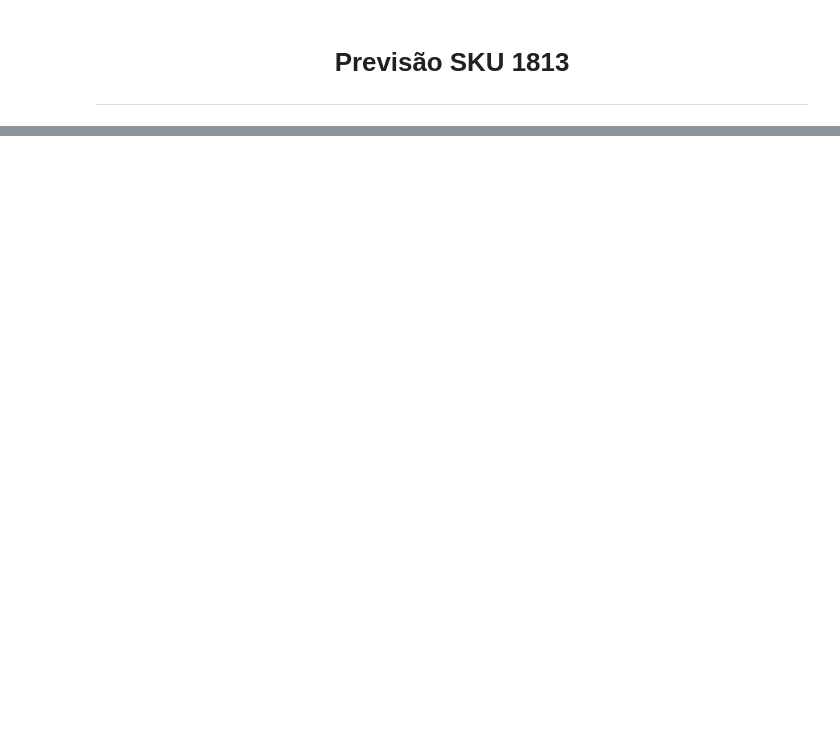
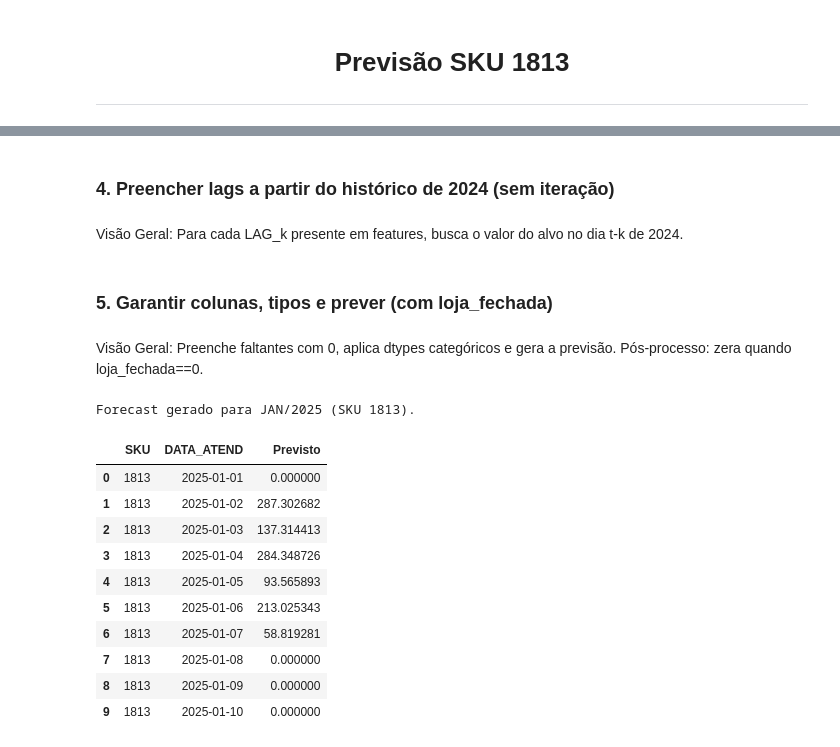
Before and after one commit to felipefsleal/Grupo6-ProjetoFinal, a Jupyter notebook: notebooks/03_modeling.ipynb, the cells around one changed output, grey strips where cells are left out. Cells and saved outputs as stored; diff of their text form; code cells hidden in the pictures; blank space fills up the shorter version.

```diff
--- a/notebooks/03_modeling.ipynb
+++ b/notebooks/03_modeling.ipynb
@@ -389,0 +394,9 @@ Conclusão: O nosso modelo, em média, erra a previsão de faturamento do SKU em
+# %%
+# Bloco 1 — Recorte temporal
+df['DATA_ATEND'] = pd.to_datetime(df['DATA_ATEND'], errors='coerce')
+
+train_start = pd.Timestamp('2024-01-01')
+train_end   = pd.Timestamp('2024-12-31')
+
+df_train = df[(df['DATA_ATEND'] >= train_start) & (df['DATA_ATEND'] <= train_end)].copy()
+print(f"Treino: {df_train['DATA_ATEND'].min().date()} → {df_train['DATA_ATEND'].max().date()} | Linhas: {len(df_train):,}")
@@ -389,0 +483,4 @@ Conclusão: O nosso modelo, em média, erra a previsão de faturamento do SKU em
+# %% [markdown]
+### **4. Preencher lags a partir do histórico de 2024 (sem iteração)**
+# %% [markdown]
+Visão Geral: Para cada LAG_k presente em features, busca o valor do alvo no dia t-k de 2024.
@@ -389,0 +511,42 @@ Conclusão: O nosso modelo, em média, erra a previsão de faturamento do SKU em
+# %% [markdown]
+### **5. Garantir colunas, tipos e prever (com loja_fechada)**
+# %% [markdown]
+Visão Geral: Preenche faltantes com 0, aplica dtypes categóricos e gera a previsão. Pós-processo: zera quando loja_fechada==0.
+# %%
+# Bloco 5 — Previsão
+for c in features:
+    if c not in df_pred.columns:
+        df_pred[c] = 0
+
+for c in categorical_features:
+    if c in df_pred.columns:
+        df_pred[c] = df_pred[c].astype('category')
+
+yhat = model_full.predict(df_pred[features])
+yhat = np.clip(yhat, 0, None)
+
+# Pós-processo operacional: não vender quando loja_fechada == 0
+if 'loja_fechada' in df_pred.columns:
+    yhat = yhat * df_pred['loja_fechada'].astype(int).values
+
+df_forecast_1813_jan = pd.DataFrame({
+    'SKU': sku_alvo,
+    'DATA_ATEND': df_pred['DATA_ATEND'],
+    'Previsto': yhat
+}).sort_values('DATA_ATEND')
+
+print("Forecast gerado para JAN/2025 (SKU 1813).")
+display(df_forecast_1813_jan.head(10))
+# %% [output]
+Forecast gerado para JAN/2025 (SKU 1813).
+|  | SKU | DATA_ATEND | Previsto |
+| 0 | 1813 | 2025-01-01 | 0.000000 |
+| 1 | 1813 | 2025-01-02 | 287.302682 |
+| 2 | 1813 | 2025-01-03 | 137.314413 |
+| 3 | 1813 | 2025-01-04 | 284.348726 |
+| 4 | 1813 | 2025-01-05 | 93.565893 |
+| 5 | 1813 | 2025-01-06 | 213.025343 |
+| 6 | 1813 | 2025-01-07 | 58.819281 |
+| 7 | 1813 | 2025-01-08 | 0.000000 |
+| 8 | 1813 | 2025-01-09 | 0.000000 |
+| 9 | 1813 | 2025-01-10 | 0.000000 |
```
Also changed, not shown: parts of 19 cells of this notebook.
